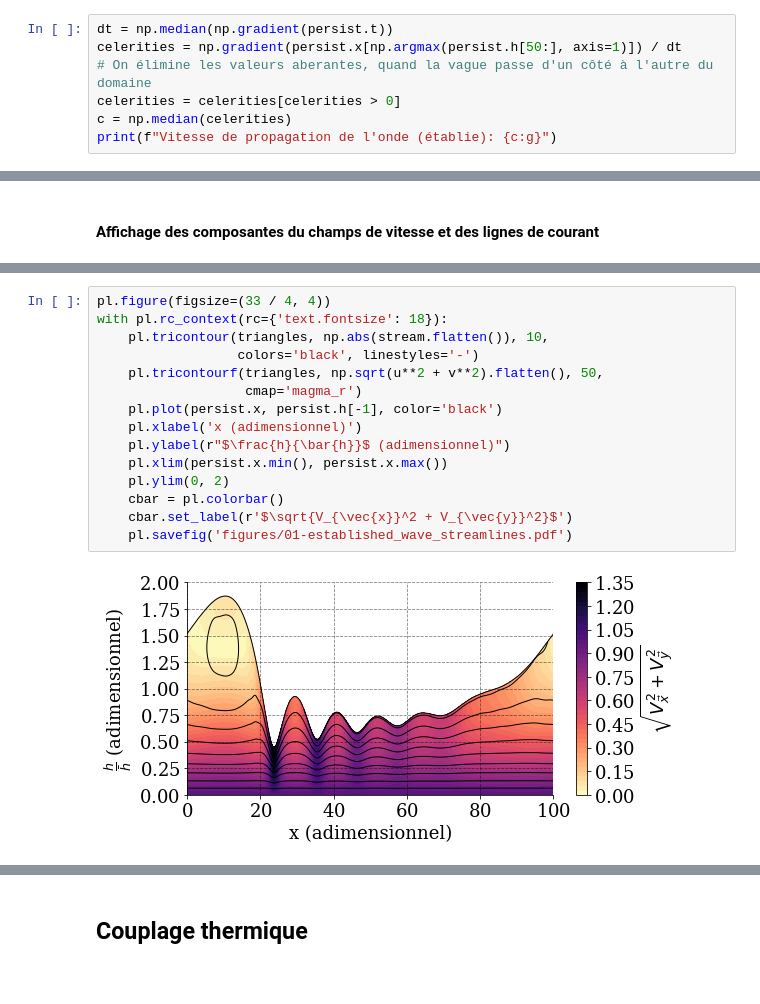
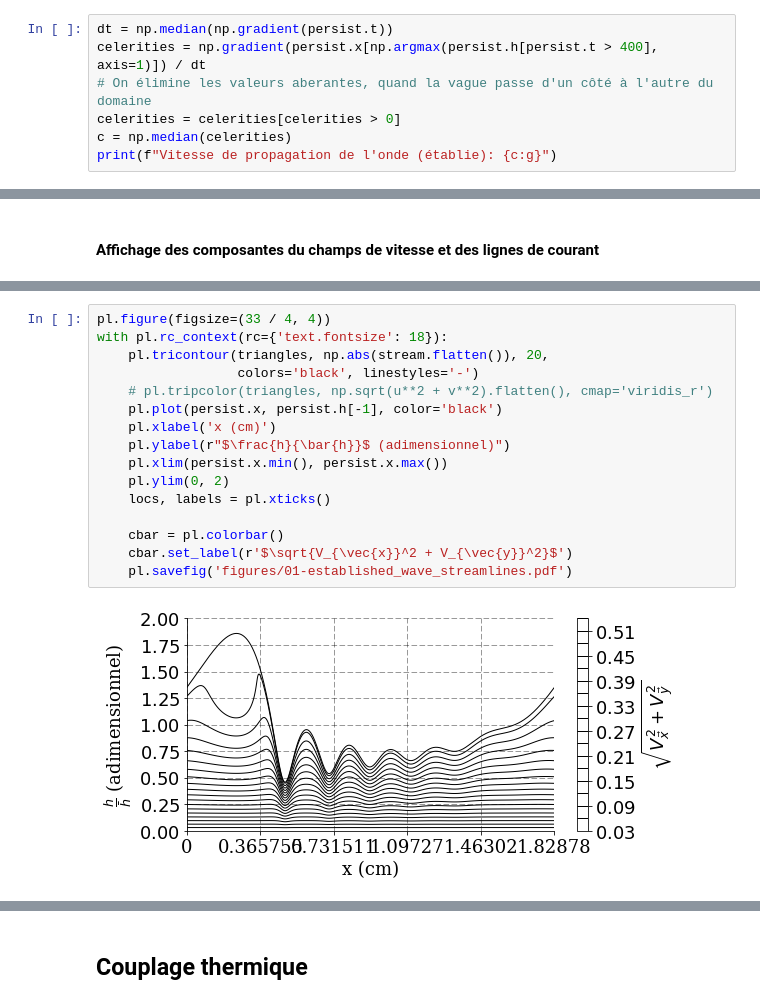
Before and after one commit to celliern/arc_2017, a Jupyter notebook: contenu_additionnel.ipynb, the cells around one changed output, grey strips where cells are left out. Drawn from its saved outputs; the diff is of its cells as text.

```diff
--- a/contenu_additionnel.ipynb
+++ b/contenu_additionnel.ipynb
@@ -99,7 +100,7 @@ pl.show()
 #### Calcul de la vitesse de propagation de l'onde
 # %%
 dt = np.median(np.gradient(persist.t))
-celerities = np.gradient(persist.x[np.argmax(persist.h[50:], axis=1)]) / dt
+celerities = np.gradient(persist.x[np.argmax(persist.h[persist.t > 400], axis=1)]) / dt
 # On élimine les valeurs aberantes, quand la vague passe d'un côté à l'autre du domaine
 celerities = celerities[celerities > 0]
 c = np.median(celerities)
@@ -166,17 +167,18 @@ with pl.rc_context(rc={'text.fontsize': 16}):
 # %%
 pl.figure(figsize=(33 / 4, 4))
 with pl.rc_context(rc={'text.fontsize': 18}):
-    pl.tricontour(triangles, np.abs(stream.flatten()), 10,
+    pl.tricontour(triangles, np.abs(stream.flatten()), 20,
                   colors='black', linestyles='-')
-    pl.tricontourf(triangles, np.sqrt(u**2 + v**2).flatten(), 50,
-                   cmap='magma_r')
+    # pl.tripcolor(triangles, np.sqrt(u**2 + v**2).flatten(), cmap='viridis_r')
     pl.plot(persist.x, persist.h[-1], color='black')
-    pl.xlabel('x (adimensionnel)')
+    pl.xlabel('x (cm)')
     pl.ylabel(r"$\frac{h}{\bar{h}}$ (adimensionnel)")
     pl.xlim(persist.x.min(), persist.x.max())
     pl.ylim(0, 2)
+    locs, labels = pl.xticks()
+
     cbar = pl.colorbar()
     cbar.set_label(r'$\sqrt{V_{\vec{x}}^2 + V_{\vec{y}}^2}$')
     pl.savefig('figures/01-established_wave_streamlines.pdf')
 # %% [output]
-[figure, old version]
+[figure, new version]
```
Also changed, not shown: parts of 37 cells of this notebook, 28 other files.
